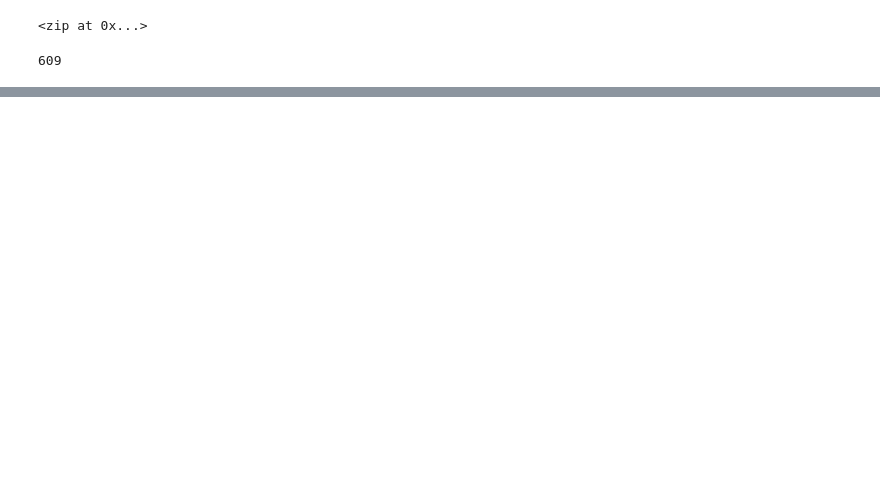
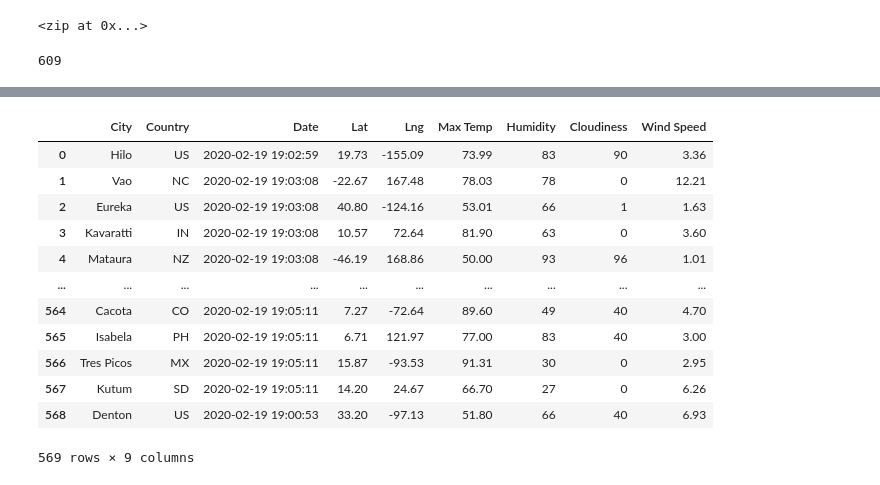
Before and after one commit to rcelorio/World_Weather_Analysis, a Jupyter notebook: WeatherPy.ipynb, the cells around one changed output, grey strips where cells are left out. Saved outputs shown, nothing was run; the diff lists cells and outputs as text; code cells hidden in the pictures; blank space fills up the shorter version.

Commit message:
working on api calls

```diff
--- a/WeatherPy.ipynb
+++ b/WeatherPy.ipynb
@@ -38,0 +40,4 @@ config.weather_api_key
+# %%
+# Starting URL for Weather Map API Call.
+url = "http://api.openweathermap.org/data/2.5/weather?units=Imperial&APPID=" + weather_api_key
+print(url)
@@ -38,0 +131,4 @@ config.weather_api_key
+# %%
+# Convert the array of dictionaries to a Pandas DataFrame.
+city_data_df = pd.DataFrame(city_data)
+city_data_df.head(10)
@@ -38,0 +147,19 @@ config.weather_api_key
+# %%
+#change the order
+new_column_order = ['City', 'Country', 'Date', 'Lat', 'Lng', 'Max Temp', 'Humidity', 'Cloudiness', 'Wind Speed']
+city_data_df = city_data_df[new_column_order]
+city_data_df
+# %% [output]
+|  | City | Country | Date | Lat | Lng | Max Temp | Humidity | Cloudiness | Wind Speed |
+| 0 | Hilo | US | 2020-02-19 19:02:59 | 19.73 | -155.09 | 73.99 | 83 | 90 | 3.36 |
+| 1 | Vao | NC | 2020-02-19 19:03:08 | -22.67 | 167.48 | 78.03 | 78 | 0 | 12.21 |
+| 2 | Eureka | US | 2020-02-19 19:03:08 | 40.80 | -124.16 | 53.01 | 66 | 1 | 1.63 |
+| 3 | Kavaratti | IN | 2020-02-19 19:03:08 | 10.57 | 72.64 | 81.90 | 63 | 0 | 3.60 |
+| 4 | Mataura | NZ | 2020-02-19 19:03:08 | -46.19 | 168.86 | 50.00 | 93 | 96 | 1.01 |
+| ... | ... | ... | ... | ... | ... | ... | ... | ... | ... |
+| 564 | Cacota | CO | 2020-02-19 19:05:11 | 7.27 | -72.64 | 89.60 | 49 | 40 | 4.70 |
+| 565 | Isabela | PH | 2020-02-19 19:05:11 | 6.71 | 121.97 | 77.00 | 83 | 40 | 3.00 |
+| 566 | Tres Picos | MX | 2020-02-19 19:05:11 | 15.87 | -93.53 | 91.31 | 30 | 0 | 2.95 |
+| 567 | Kutum | SD | 2020-02-19 19:05:11 | 14.20 | 24.67 | 66.70 | 27 | 0 | 6.26 |
+| 568 | Denton | US | 2020-02-19 19:00:53 | 33.20 | -97.13 | 51.80 | 66 | 40 | 6.93 |
+569 rows × 9 columns
```
Also changed, not shown: parts of 10 cells of this notebook, 3 other files.
